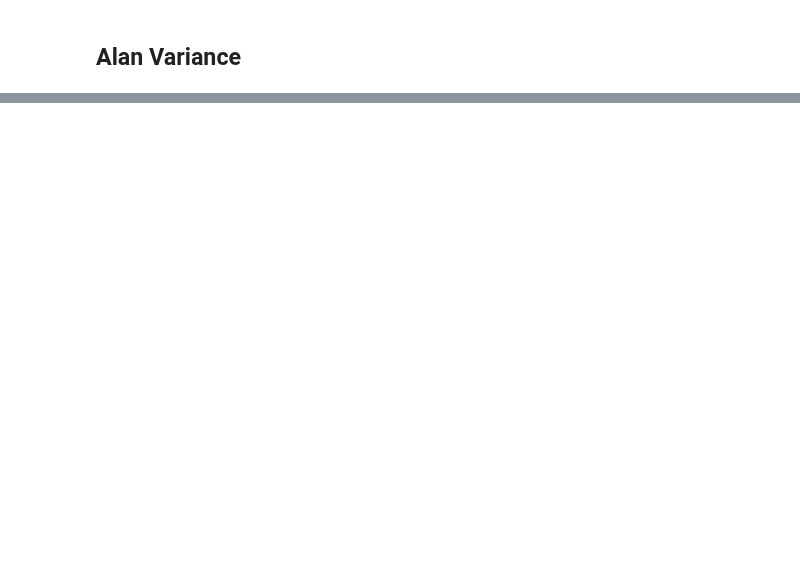
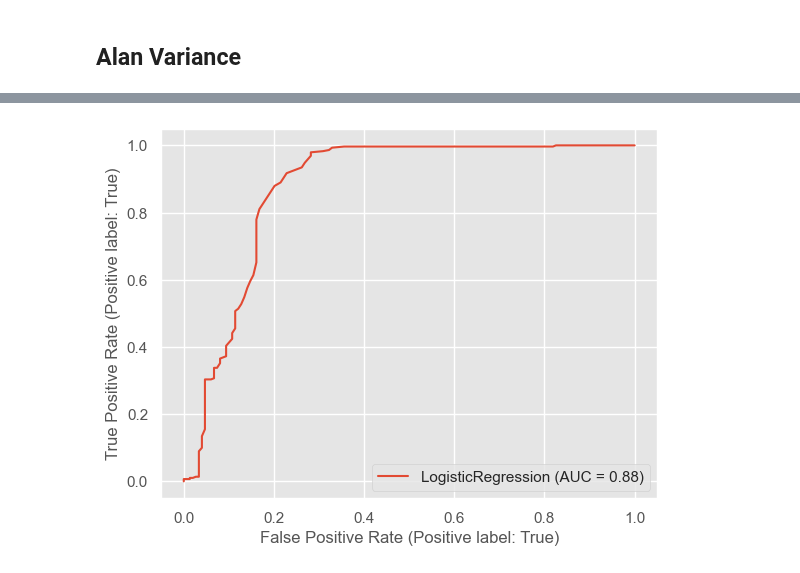
Before and after one commit to maciejskorski/enhanced-pll-trng, a Jupyter notebook: src/CornerValues.ipynb, the cells around one changed output, grey strips where cells are left out. Cells and saved outputs as stored; diff of their text form; code cells hidden in the pictures; blank space fills up the shorter version.

```diff
--- a/src/CornerValues.ipynb
+++ b/src/CornerValues.ipynb
@@ -71,0 +86,14 @@ g.savefig("corner_values_aVar.svg")
+# %%
+from sklearn import linear_model
+from sklearn import metrics
+
+y = df["min-E (NIST)"] > 0.95
+X = df[["aVar"]]
+
+model = linear_model.LogisticRegression()
+model.fit(X, y)
+
+fig = metrics.RocCurveDisplay.from_estimator(model, X, y)
+fig.figure_.savefig("aVar_predictive.svg")
+# %% [output]
+[figure, added]
```
Also changed, not shown: parts of 5 cells of this notebook.
